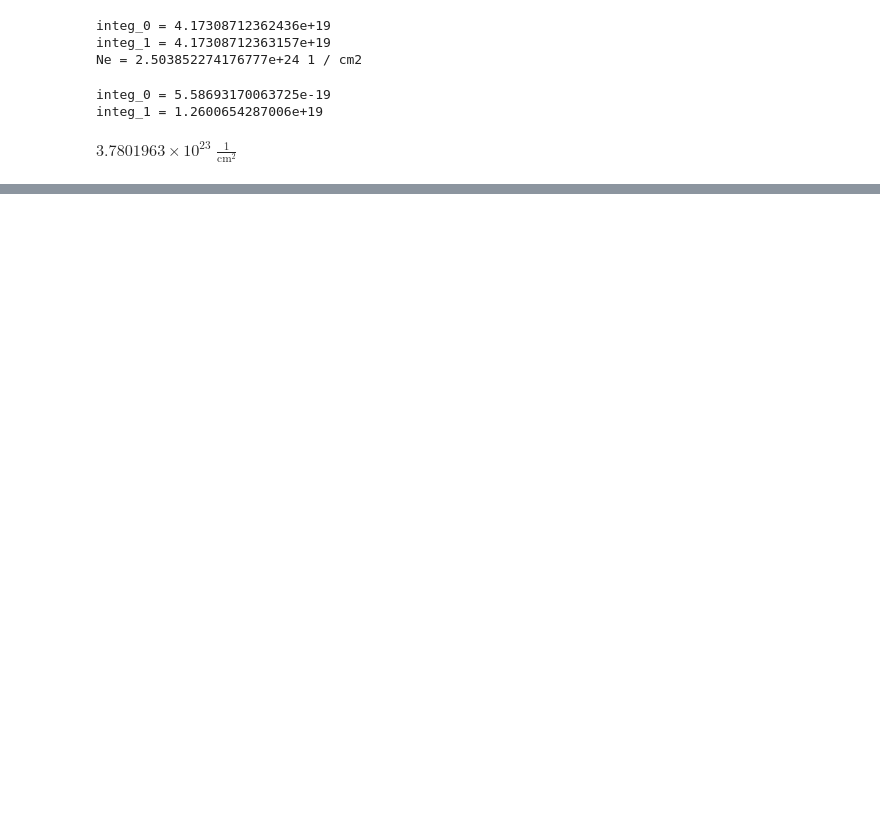
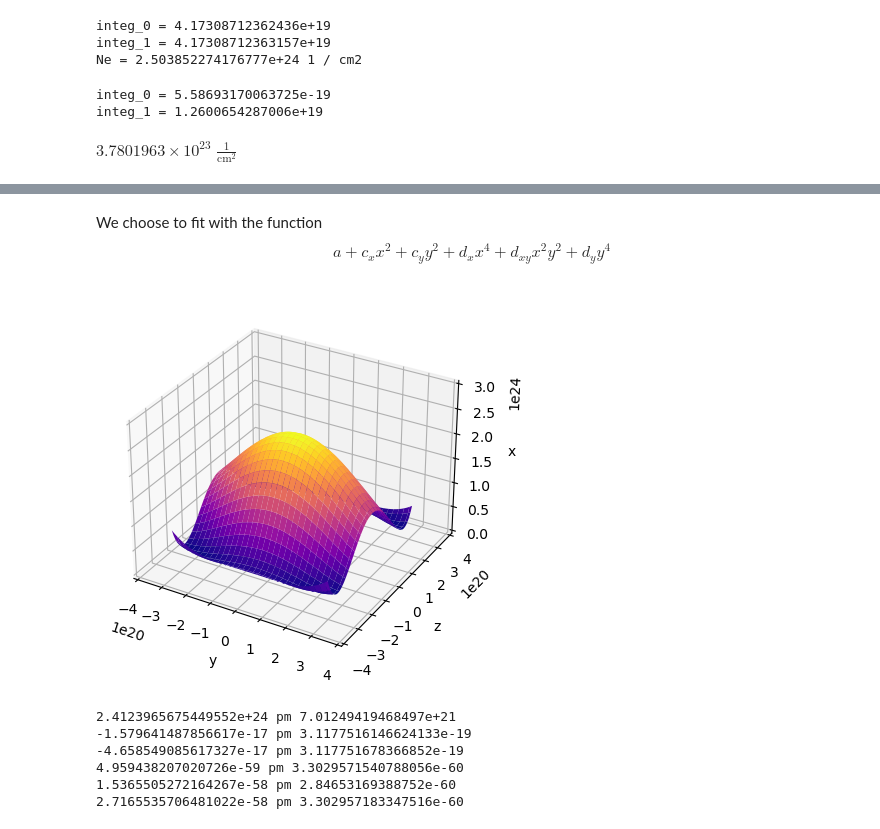
Before and after one commit to everettiantomi/lens-grav, a Jupyter notebook: numerical/rotated_edgewise_gaussian_profile.ipynb, the cells around one changed output, grey strips where cells are left out. Cells and saved outputs as stored; diff of their text form; code cells hidden in the pictures; blank space fills up the shorter version.

Commit message:
Add manually created plot

```diff
--- a/numerical/rotated_edgewise_gaussian_profile.ipynb
+++ b/numerical/rotated_edgewise_gaussian_profile.ipynb
@@ -317,4 +151,0 @@ plt.show()
-# %%
-R0 = r0.decompose().value
-x =
-y = A1*(n0).decompose().to(u.cm**(-3)).value*np.exp(-np.abs(x/B1/R0)**C1)
@@ -485,22 +151,0 @@ array([3.016581027852199e+23, 6.959873309738061e+23,
-# %%
-from scipy.optimize import curve_fit
-
-#puedo hacer np.sin([3,2]) pero no mp.sin([3,2])
-
-y = np.arange(-3.,3.,0.1)*u.arcsec*Dl
-z = np.arange(-3.,3.,0.1)*u.arcsec*Dl
-# initial guesses for A1, B1, C1, D1, E1 :
-p0 = np.array([1.5, 1.5, 1.5, 1.5, 1.5])
-
-y = y.decompose().value
-z = z.decompose().value
-
-popt, pcov = curve_fit(Ne_fit, (y, z), f(y, z),p0)
-perr = np.sqrt(np.diag(pcov))
-
-print('A1 en unidades de cm, B1,C1,D1,E1 adimensionales.')
-print('A1:',popt[0],'\pm',perr[0])
-print('B1:',popt[1],'\pm',perr[1])
-print('C1:',popt[2],'\pm',perr[2])
-print('D1:',popt[3],'\pm',perr[3])
-print('E1:',popt[4],'\pm',perr[4])
@@ -557,0 +202,26 @@ def pot(y,z):
+# %% [markdown]
+We choose to fit with the function
+$$
+a + c_{x}x^{2} + c_{y}y^{2} + d_{x}x^{4} + d_{xy}x^{2}y^{2} + d_{y}y^{4}
+$$
+# %%
+def Ne_fit_plot(x, y, a, cx, cy, dx, dxy, dy):
+    'In cm^{-2}'
+    'x,y in m'
+
+    return (a  + cx*x**2 + cy*y**2 +
+            dx*x**4 + dxy*x**2*y**2  + dy*y**4 )
+
+fig = plt.figure()
+ax = fig.gca(projection='3d')
+Z1 = Ne_fit_plot(X , Y, 2.4e24, -1.57e-17, -4.65e-17, 4e-59, 1.53e-58, 2.7e-58)
+ax.plot_surface(X, Y, Z1, cmap='plasma')
+ax.set_xlabel('y')
+ax.set_ylabel('z')
+ax.set_zlabel('x')
+ax.set_xlim3d(-4e20, 4e20)
+ax.set_ylim3d(-4e20, 4e20)
+ax.set_zlim3d(0, 3e24)
+plt.show()
+# %% [output]
+[figure, added]
@@ -557,0 +241,12 @@ def pot(y,z):
+# %%
+perr = np.sqrt(np.diag(pcov))
+
+for i in range(len(popt)):
+    print(popt[i],'pm',perr[i])
+# %% [output]
+2.4123965675449552e+24 pm 7.01249419468497e+21
+-1.579641487856617e-17 pm 3.1177516146624133e-19
+-4.658549085617327e-17 pm 3.117751678366852e-19
+4.959438207020726e-59 pm 3.3029571540788056e-60
+1.5365505272164267e-58 pm 2.84653169388752e-60
+2.7165535706481022e-58 pm 3.302957183347516e-60
```
Also changed, not shown: parts of 51 cells of this notebook.
